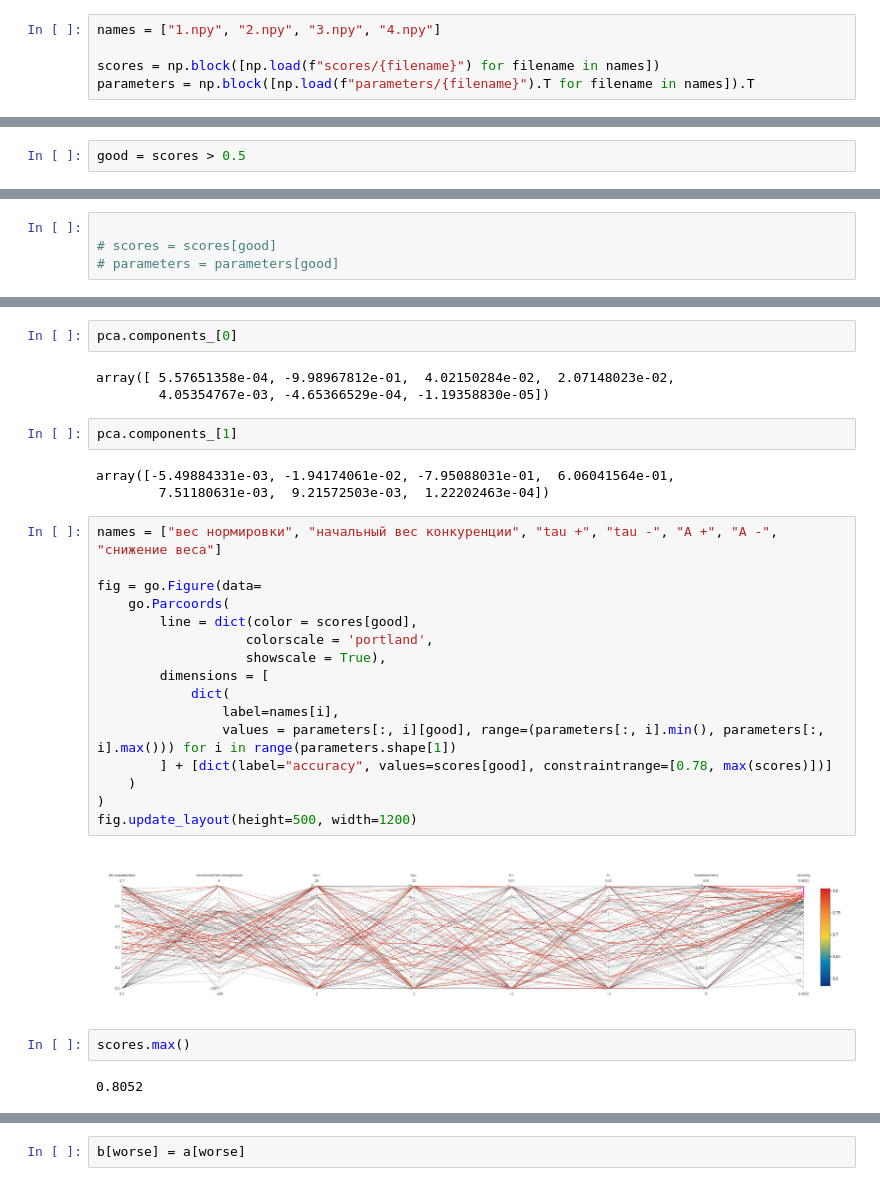
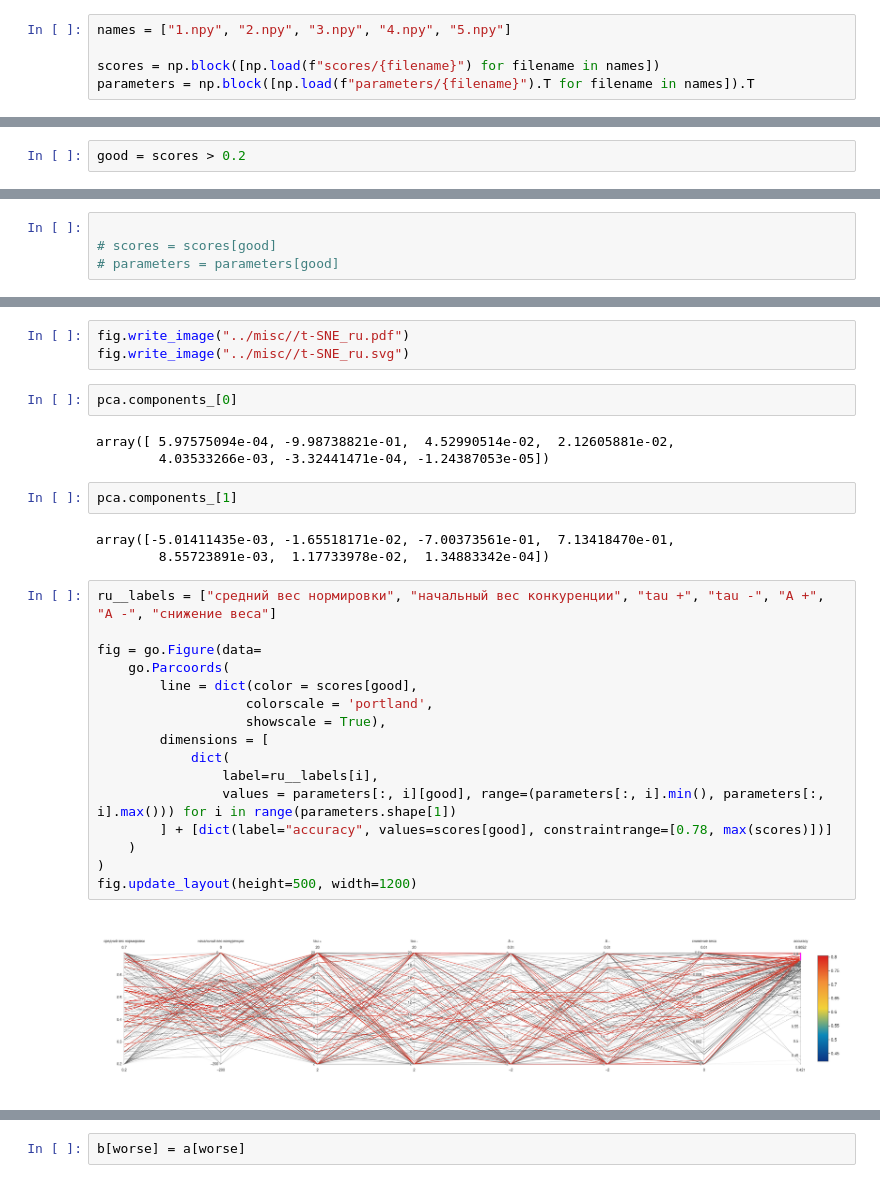
Before and after one commit to danielgafni/Bachelor, a Jupyter notebook: optimize_awsbatch/awsbatch_analysis.ipynb, the cells around one changed output, grey strips where cells are left out. Drawn from its saved outputs; the diff is of its cells as text.

```diff
--- a/optimize_awsbatch/awsbatch_analysis.ipynb
+++ b/optimize_awsbatch/awsbatch_analysis.ipynb
@@ -26,7 +26,7 @@ layout = go.Layout(
     )
 )
 # %%
-names = ["1.npy", "2.npy", "3.npy", "4.npy"]
+names = ["1.npy", "2.npy", "3.npy", "4.npy", "5.npy"]
 
 scores = np.block([np.load(f"scores/{filename}") for filename in names])
 parameters = np.block([np.load(f"parameters/{filename}").T for filename in names]).T
@@ -41,5 +41,5 @@ parameters.shape
 # %%
-good = scores > 0.5
+good = scores > 0.2
 # %%
 # parameters = np.concatenate((parameters, scores.reshape(1, -1).T), axis=1)
 # %%
@@ -75,32 +81,31 @@ fig.update_layout(height=500, width=1000, legend_x=0, legend_y=1.2)
+# %%
+fig.write_image("../misc//t-SNE_ru.pdf")
+fig.write_image("../misc//t-SNE_ru.svg")
 # %%
 pca.components_[0]
 # %% [output]
-array([ 5.57651358e-04, -9.98967812e-01,  4.02150284e-02,  2.07148023e-02,
-        4.05354767e-03, -4.65366529e-04, -1.19358830e-05])
+array([ 5.97575094e-04, -9.98738821e-01,  4.52990514e-02,  2.12605881e-02,
+        4.03533266e-03, -3.32441471e-04, -1.24387053e-05])
 # %%
 pca.components_[1]
 # %% [output]
-array([-5.49884331e-03, -1.94174061e-02, -7.95088031e-01,  6.06041564e-01,
-        7.51180631e-03,  9.21572503e-03,  1.22202463e-04])
+array([-5.01411435e-03, -1.65518171e-02, -7.00373561e-01,  7.13418470e-01,
+        8.55723891e-03,  1.17733978e-02,  1.34883342e-04])
 # %%
-names = ["вес нормировки", "начальный вес конкуренции", "tau +", "tau -", "A +", "A -", "снижение веса"]
+ru__labels = ["средний вес нормировки", "начальный вес конкуренции", "tau +", "tau -", "A +", "A -", "снижение веса"]
 
 fig = go.Figure(data=
     go.Parcoords(
         line = dict(color = scores[good],
                    colorscale = 'portland',
                    showscale = True),
         dimensions = [
             dict(
-                label=names[i],
+                label=ru__labels[i],
                 values = parameters[:, i][good], range=(parameters[:, i].min(), parameters[:, i].max())) for i in range(parameters.shape[1])
         ] + [dict(label="accuracy", values=scores[good], constraintrange=[0.78, max(scores)])]
     )
 )
 fig.update_layout(height=500, width=1200)
 # %% [output]
-[figure, old version]
+[figure, new version]
-# %%
-scores.max()
-# %% [output]
-0.8052
```
Also changed, not shown: parts of 13 cells of this notebook, 8 other files.
